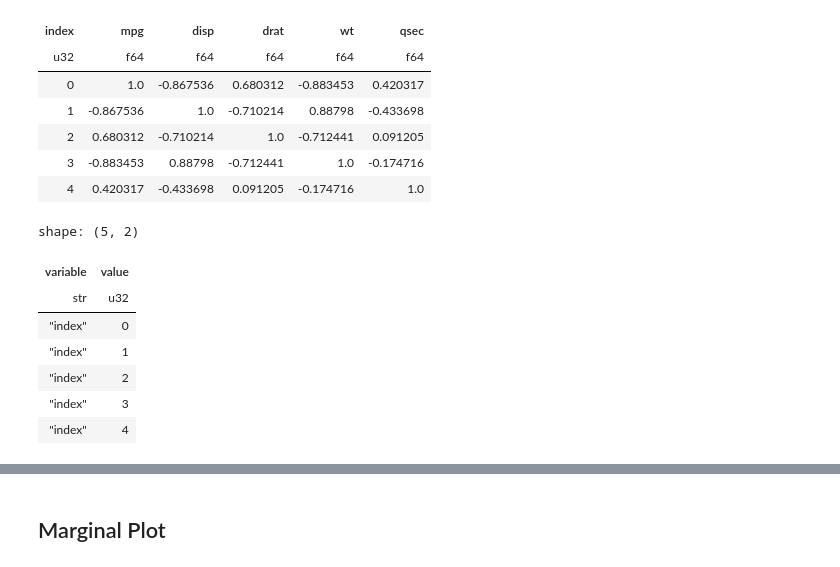
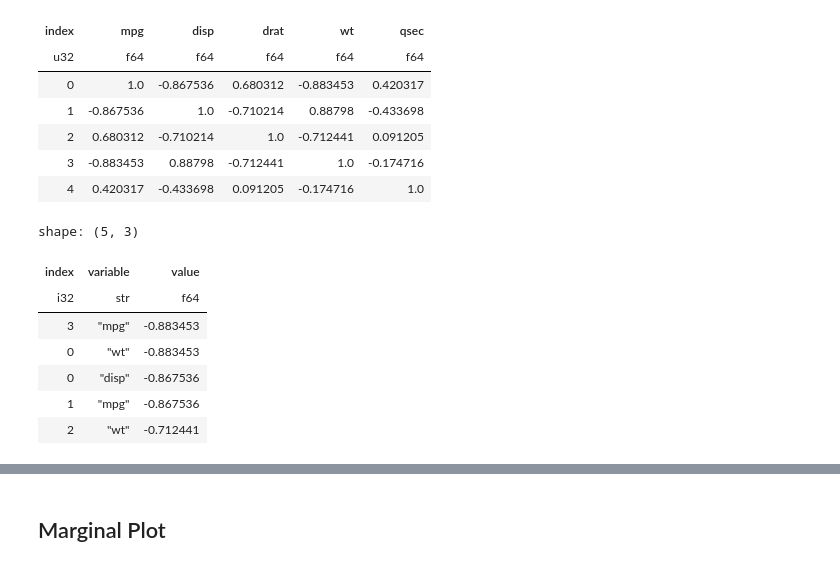
Before and after one commit to ivaquero/blog-bio, a Jupyter notebook: analysis/correlation.ipynb, the cells around one changed output, grey strips where cells are left out. Saved outputs shown, nothing was run; the diff lists cells and outputs as text; code cells hidden in the pictures.

```diff
--- a/analysis/correlation.ipynb
+++ b/analysis/correlation.ipynb
@@ -96,17 +92,21 @@ shape: (5, 6)
 | 3 | -0.883453 | 0.88798 | -0.712441 | 1.0 | -0.174716 |
 | 4 | 0.420317 | -0.433698 | 0.091205 | -0.174716 | 1.0 |
 # %%
-corr_matrix2 = corr_matrix.unpivot(on="index").sort(by="value", descending=False)
+corr_matrix2 = (
+    corr_matrix.unpivot(index="index")
+    .sort(by="value", descending=False)
+    .with_columns(pl.col("index").cast(pl.Int32))
+)
 corr_matrix2.head()
 # %% [output]
-shape: (5, 2)
+shape: (5, 3)
-| variable | value |
-| str | u32 |
-| "index" | 0 |
-| "index" | 1 |
-| "index" | 2 |
-| "index" | 3 |
-| "index" | 4 |
+| index | variable | value |
+| i32 | str | f64 |
+| 3 | "mpg" | -0.883453 |
+| 0 | "wt" | -0.883453 |
+| 0 | "disp" | -0.867536 |
+| 1 | "mpg" | -0.867536 |
+| 2 | "wt" | -0.712441 |
 # %%
 sort_seq = corr_matrix2["variable"].unique()
 # %%
```
Also changed, not shown: parts of 5 cells of this notebook, 11 other files.
